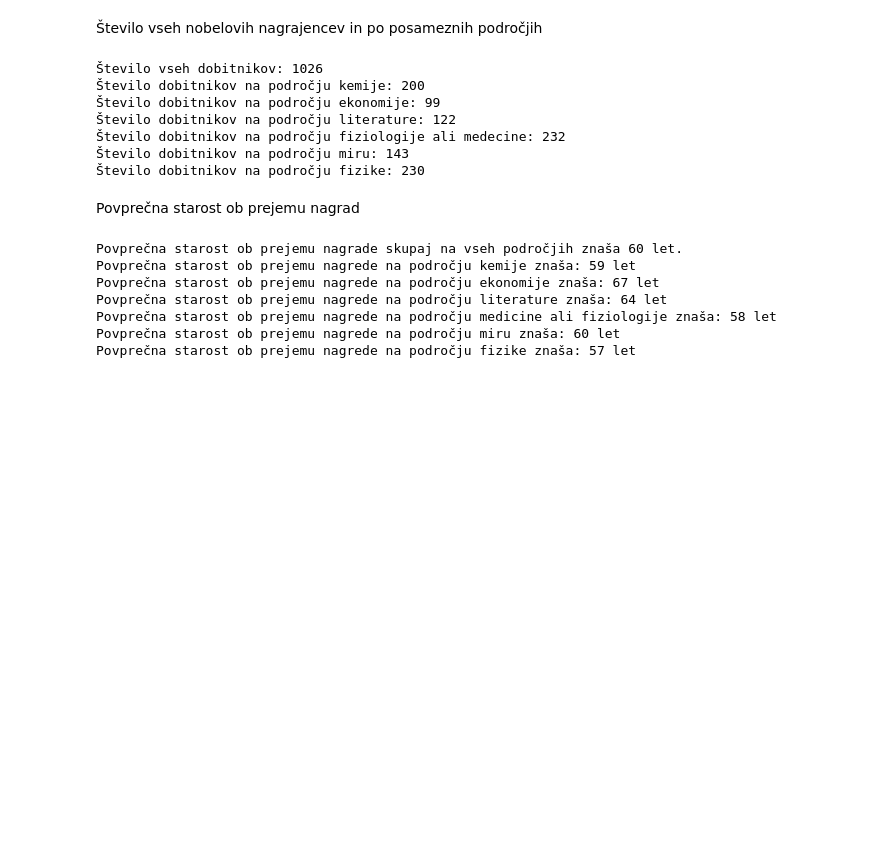
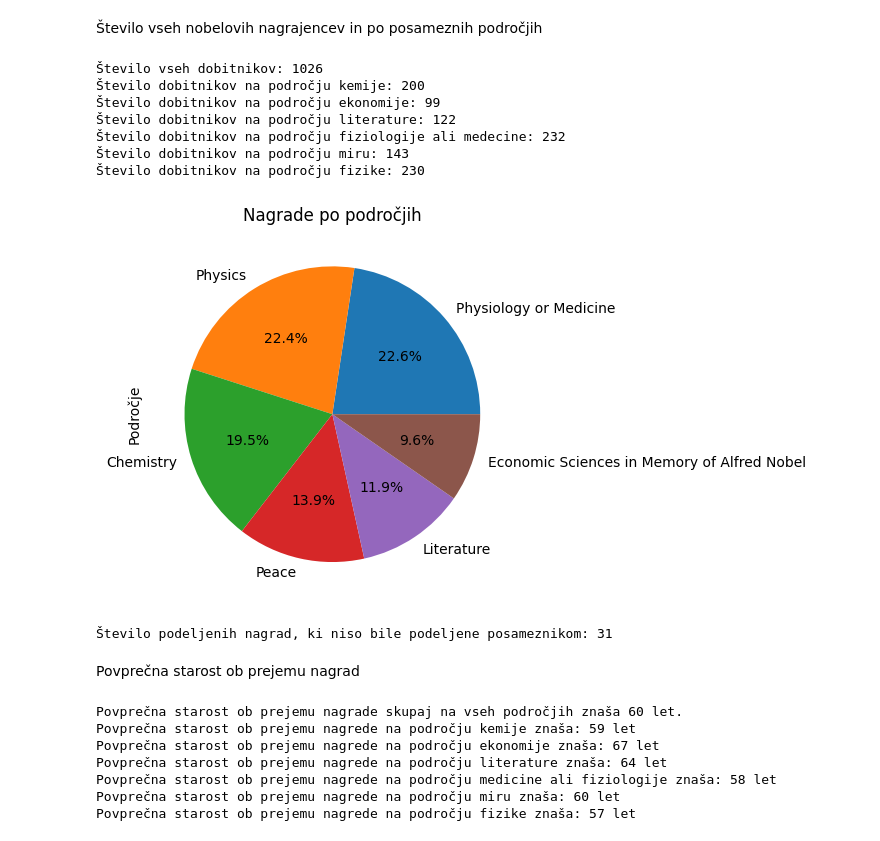
Before and after one commit to Tpajek1234/UVP-seminarska-naloga-nobelove-nagrade, a Jupyter notebook: nagrajenci_analiza.ipynb, the cells around one changed output. Saved outputs shown, nothing was run; the diff lists cells and outputs as text; code cells hidden in the pictures; blank space fills up the shorter version.

```diff
--- a/nagrajenci_analiza.ipynb
+++ b/nagrajenci_analiza.ipynb
@@ -56,6 +57,20 @@ print(f"Število dobitnikov na področju fizike: {fizika.sum()}")
 Število dobitnikov na področju fiziologije ali medecine: 232
 Število dobitnikov na področju miru: 143
 Število dobitnikov na področju fizike: 230
+# %%
+podrocja = nagrajenci["področje nagrade"].value_counts()
+# podrocja
+graf = podrocja.plot.pie(
+    ylabel="Področje", title="Nagrade po področjih", autopct="%1.1f%%"
+)
+# %% [output]
+[figure, added]
+# %%
+odstrant = nagrajenci[nagrajenci["leto rojstva"] == "/"]
+ni_oseba = len(odstrant)
+print(f"Število podeljenih nagrad, ki niso bile podeljene posameznikom: {ni_oseba} ")
+# %% [output]
+Število podeljenih nagrad, ki niso bile podeljene posameznikom: 31
 # %% [markdown]
 Povprečna starost ob prejemu nagrad
 # %%
```
Also changed, not shown: parts of 4 cells of this notebook.
